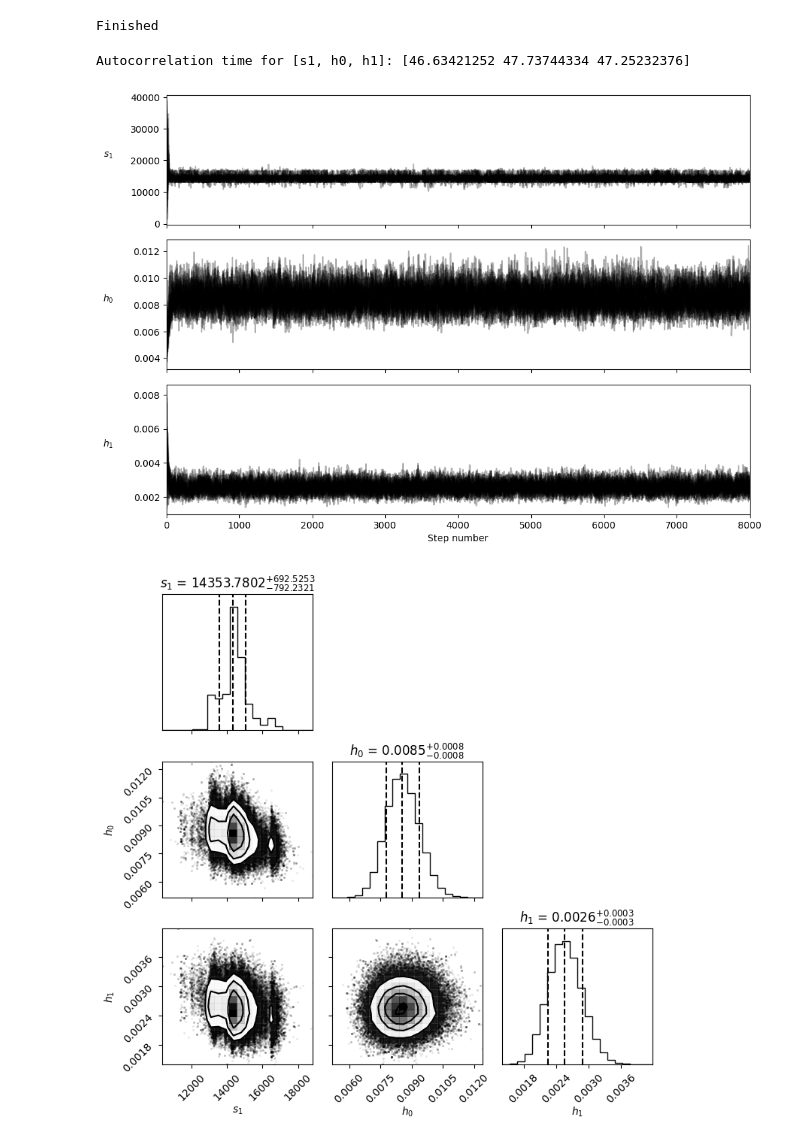
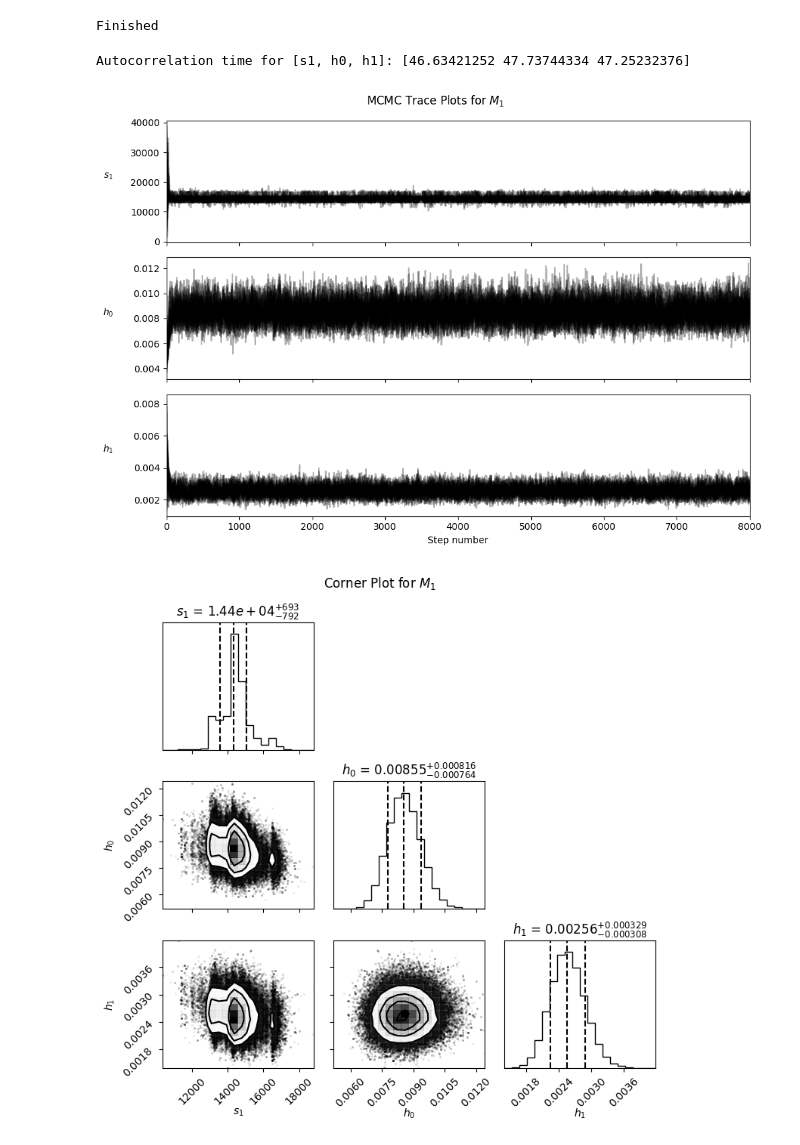
Before and after one commit to frederick4c/S2CW, a Jupyter notebook: notebook.ipynb, the cells around one changed output. Saved outputs shown, nothing was run; the diff lists cells and outputs as text; code cells hidden in the pictures.

```diff
--- a/notebook.ipynb
+++ b/notebook.ipynb
@@ -300,33 +300,36 @@ print(f"Autocorrelation time for [s1, h0, h1]: {tau}")
 # This plots the path of every walker over time to check for convergence
 fig, axes = plt.subplots(3, figsize=(10, 7), sharex=True)
 samples = sampler.get_chain()
 labels = ["$s_1$", "$h_0$", "$h_1$"]
 for i in range(ndim):
     ax = axes[i]
     ax.plot(samples[:, :, i], "k", alpha=0.3)
     ax.set_xlim(0, len(samples))
     ax.set_ylabel(labels[i], rotation=0)
     ax.yaxis.set_label_coords(-0.1, 0.5)
 axes[-1].set_xlabel("Step number")
+fig.suptitle(r"MCMC Trace Plots for $M_1$")
 
 plt.tight_layout()
 plt.savefig('figs/Ex4a_traces.pdf', bbox_inches='tight')
 plt.show()
 
 # get results
 burnin = 500
 flat_samples = sampler.get_chain(discard=burnin, flat=True)
 
 # corner plot
 fig = corner.corner(
     flat_samples, labels=labels, truths=None,
     quantiles=[0.16, 0.5, 0.84], # Shows the 1-sigma uncertainty regions
-    show_titles=True, title_kwargs={"fontsize": 12}, title_fmt=".4f"
+    show_titles=True, title_kwargs={"fontsize": 12}, title_fmt=".3g"
 )
+fig.suptitle(r"Corner Plot for $M_1$")
+
 plt.tight_layout()
 plt.savefig('figs/Ex4a_corner.pdf', bbox_inches='tight')
 plt.show()
 # %% [output]
 Autocorrelation time for [s1, h0, h1]: [46.63421252 47.73744334 47.25232376]
-[figure, old version]
+[figure, new version]
-[figure, old version]
+[figure, new version]
```
Also changed, not shown: 3 other files.
